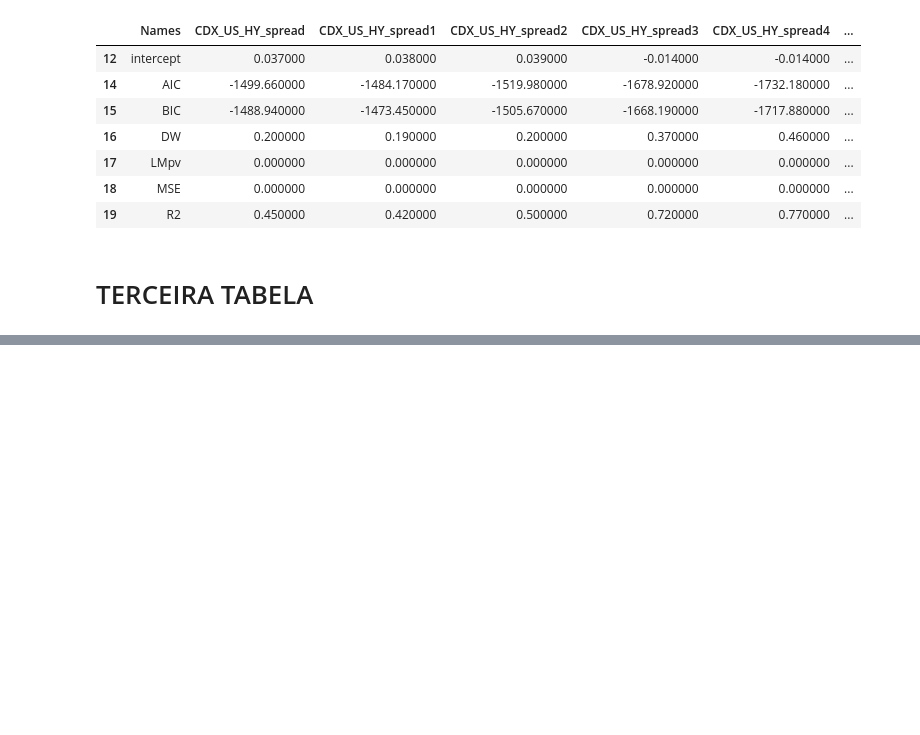
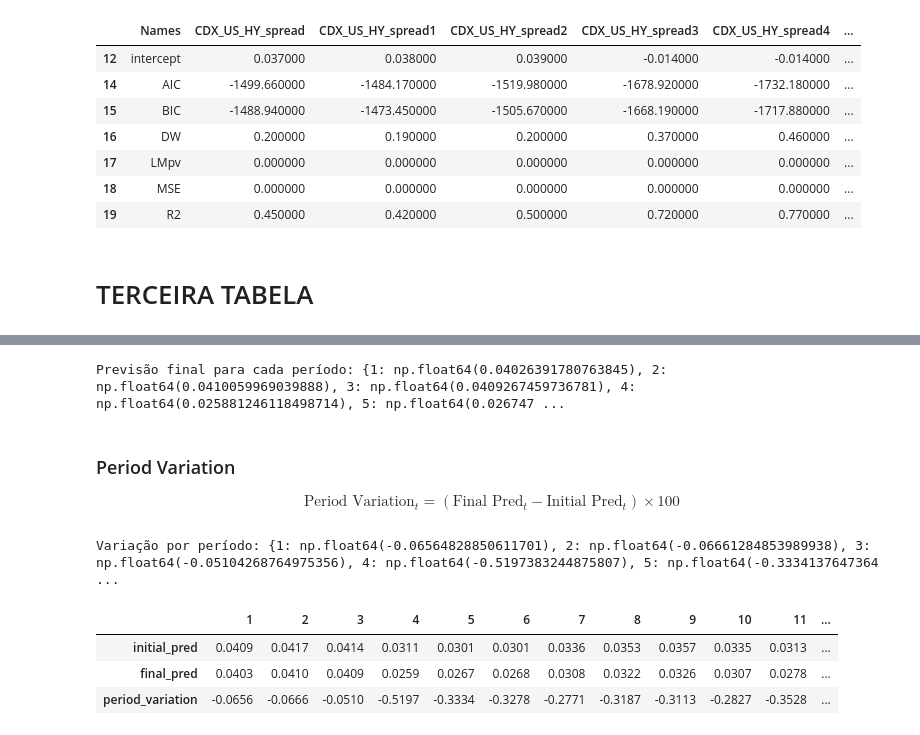
Before and after one commit to pietcon/pietcon.github.io, a Jupyter notebook: regressoes/cdx_us_hy/scripts/regression_cdx_us_hy.ipynb, the cells around one changed output, grey strips where cells are left out. Drawn from its saved outputs; the diff is of its cells as text; code cells hidden in the pictures; blank space fills up the shorter version.

```diff
--- a/regressoes/cdx_us_hy/scripts/regression_cdx_us_hy.ipynb
+++ b/regressoes/cdx_us_hy/scripts/regression_cdx_us_hy.ipynb
@@ -538,9 +451,9 @@ filtered_codes['delta'] = filtered_codes['Codes'].map(deltas_dict)
 # %%
 # Identifica colunas que começam com 'CDX_US_HY_spread'
-coef_cols = [col for col in df_completo.columns if col.startswith('CDX_US_HY_spread')]
+coef_cols = [col for col in coef_codes.columns if col.startswith('CDX_US_HY_spread')]
 
 # Seleciona a linha do intercept
-intercept_row = df_completo[df_completo['Codes'] == 'intercept']
+intercept_row = coef_codes[coef_codes['Codes'] == 'intercept']
 
 # Cria o dicionário com chaves numéricas e valores do intercept
 if not intercept_row.empty:
@@ -548,4 +461,4 @@ if not intercept_row.empty:
 else:
     intercept = {}
 
-# print(intercept)
+#print(intercept)
@@ -552,14 +467,11 @@ else:
 # %%
-coef_cols = [col for col in df_completo.columns if col.startswith('CDX_US_HY_spread')]
-# print("Colunas que começam com 'CDX_US_HY_spread':", coef_cols)
-
 for i in range(len(filtered_codes)):
     code = filtered_codes.iloc[i]['Codes']
     delta = deltas_dict.get(code, None)
 
     if delta is not None:
 
-        linha_completa = df_completo[df_completo['Codes'] == code]
+        linha_completa = coef_codes[coef_codes['Codes'] == code]
 
         if not linha_completa.empty:
             for idx, col in enumerate(coef_cols, start=1):
@@ -855,0 +550,48 @@ Tabela com Formatação Condicional
+# %%
+final_pred = {idx + 1: 0.0 for idx in range(len(coef_cols))}
+# Loop por cada variável e seus valores finais
+for code, x_final in fins_dict.items():
+    row = coef_codes[coef_codes['Codes'] == code]
+    if row.empty:
+        continue
+
+    for idx, col in enumerate(coef_cols, start=1):
+        beta = row.iloc[0][col]
+        if pd.notna(beta):
+            final_pred[idx] += beta * x_final
+
+# Adiciona o intercepto (uma vez por período)
+for idx in final_pred:
+    final_pred[idx] += intercept.get(idx, 0)
+print("Previsão final para cada período:", final_pred)
+# %% [output]
+Previsão final para cada período: {1: np.float64(0.04026391780763845), 2: np.float64(0.0410059969039888), 3: np.float64(0.0409267459736781), 4: np.float64(0.025881246118498714), 5: np.float64(0.026747 ...
+# %% [markdown]
+### Period Variation
+$$
+\text{Period Variation}_t = (\text{Final Pred}_t - \text{Initial Pred}_t) \times 100
+$$
+# %%
+period_variation = {}
+
+for t in initial_pred:
+    final_val = final_pred.get(t, 0)
+    initial_val = initial_pred.get(t, 0)
+    variation = (final_val - initial_val) * 100  # pontos percentuais
+    period_variation[t] = variation
+print("Variação por período:", period_variation)
+# %% [output]
+Variação por período: {1: np.float64(-0.06564828850611701), 2: np.float64(-0.06661284853989938), 3: np.float64(-0.05104268764975356), 4: np.float64(-0.5197383244875807), 5: np.float64(-0.3334137647364 ...
+# %%
+forecast = pd.DataFrame({
+    'initial_pred': pd.Series(initial_pred),
+    'final_pred': pd.Series(final_pred),
+    'period_variation': pd.Series(period_variation)
+}).T.round(4)  # .T transforma os períodos em colunas
+
+display(forecast)
+# %% [output]
+|  | 1 | 2 | 3 | 4 | 5 | 6 | 7 | 8 | 9 | 10 | 11 | ... |
+| initial_pred | 0.0409 | 0.0417 | 0.0414 | 0.0311 | 0.0301 | 0.0301 | 0.0336 | 0.0353 | 0.0357 | 0.0335 | 0.0313 | ... |
+| final_pred | 0.0403 | 0.0410 | 0.0409 | 0.0259 | 0.0267 | 0.0268 | 0.0308 | 0.0322 | 0.0326 | 0.0307 | 0.0278 | ... |
+| period_variation | -0.0656 | -0.0666 | -0.0510 | -0.5197 | -0.3334 | -0.3278 | -0.2771 | -0.3187 | -0.3113 | -0.2827 | -0.3528 | ... |
```
Also changed, not shown: parts of 64 cells of this notebook, 5 other files.
